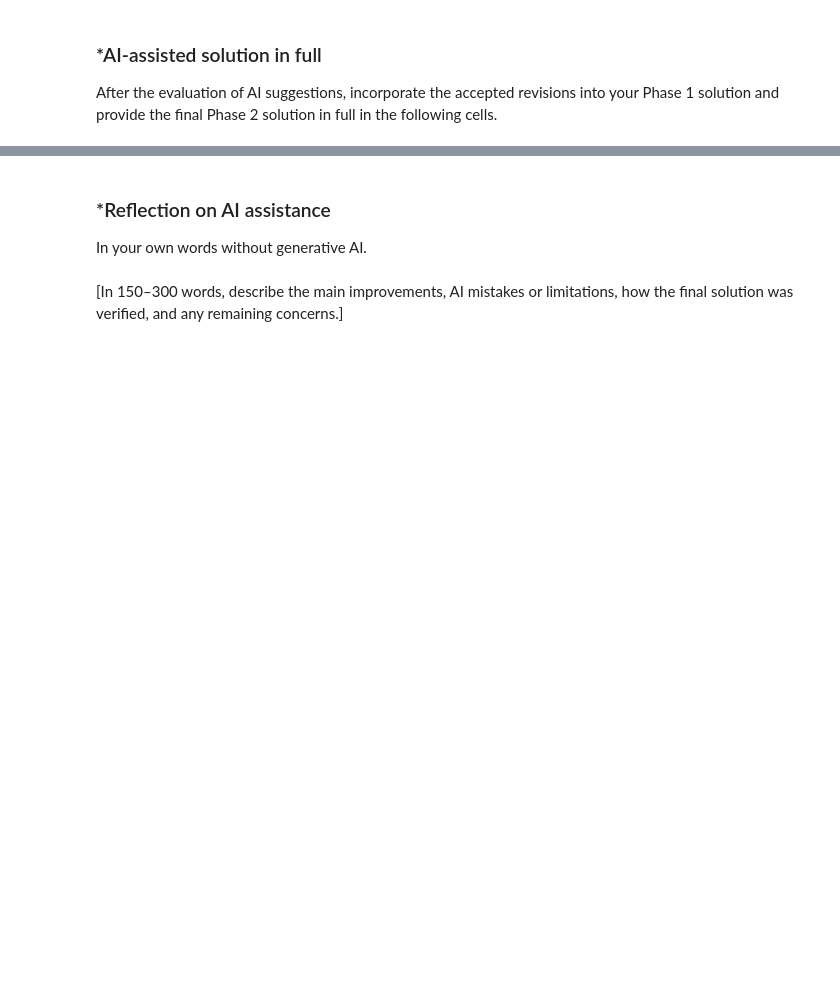
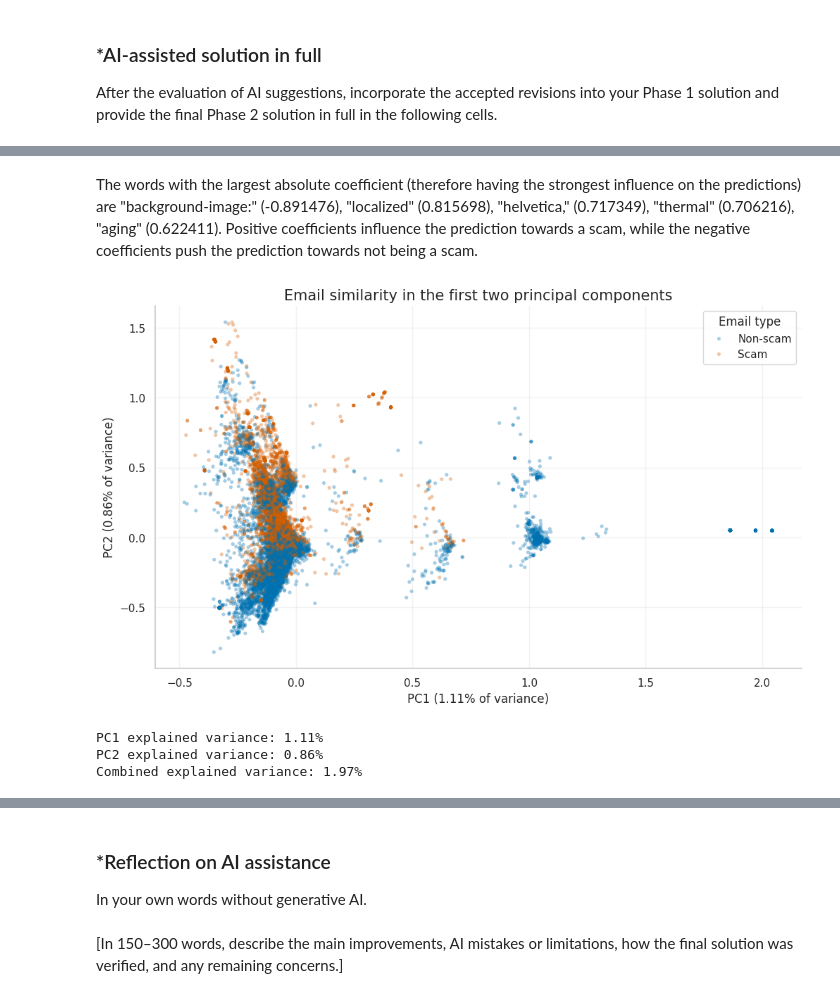
Before and after one commit to ja2faded/A01-data-wrangling, a Jupyter notebook: jacksongayeskiA5.ipynb, the cells around one changed output, grey strips where cells are left out. Drawn from its saved outputs; the diff is of its cells as text; code cells hidden in the pictures; blank space fills up the shorter version.

```diff
--- a/jacksongayeskiA5.ipynb
+++ b/jacksongayeskiA5.ipynb
@@ -260,0 +511,57 @@ After the evaluation of AI suggestions, incorporate the accepted revisions into
+# %% [markdown]
+The words with the largest absolute coefficient (therefore having the strongest influence on the predictions) are "background-image:" (-0.891476), "localized" (0.815698), "helvetica," (0.717349), "thermal" (0.706216), "aging" (0.622411). Positive coefficients influence the prediction towards a scam, while the negative coefficients push the prediction towards not being a scam.
+# %%
+# Remove constant columns, then apply min–max scaling.
+feature_ranges = X.max() - X.min()
+X_variable = X.loc[:, feature_ranges > 0]
+
+X_scaled = (
+    (X_variable - X_variable.min())
+    / feature_ranges.loc[X_variable.columns]
+)
+
+pca_2 = PCA(n_components=2, random_state=RANDOM_STATE)
+X_pca_2 = pca_2.fit_transform(X_scaled)
+
+pca_df = pd.DataFrame(
+    X_pca_2,
+    columns=["PC1", "PC2"],
+    index=X.index,
+)
+pca_df["Email type"] = y.map({0: "Non-scam", 1: "Scam"})
+
+variance_pct = 100 * pca_2.explained_variance_ratio_
+
+fig, ax = plt.subplots(figsize=(10, 6), constrained_layout=True)
+
+sns.scatterplot(
+    data=pca_df,
+    x="PC1",
+    y="PC2",
+    hue="Email type",
+    hue_order=["Non-scam", "Scam"],
+    palette=COLORS,
+    s=14,
+    alpha=0.35,
+    linewidth=0,
+    ax=ax,
+)
+
+ax.set(
+    title="Email similarity in the first two principal components",
+    xlabel=f"PC1 ({variance_pct[0]:.2f}% of variance)",
+    ylabel=f"PC2 ({variance_pct[1]:.2f}% of variance)",
+)
+ax.legend(title="Email type", frameon=True)
+ax.grid(alpha=0.25)
+
+plt.show()
+
+print(f"PC1 explained variance: {variance_pct[0]:.2f}%")
+print(f"PC2 explained variance: {variance_pct[1]:.2f}%")
+print(f"Combined explained variance: {variance_pct.sum():.2f}%")
+# %% [output]
+[figure, added]
+PC1 explained variance: 1.11%
+PC2 explained variance: 0.86%
+Combined explained variance: 1.97%
```
Also changed, not shown: parts of 21 cells of this notebook.
